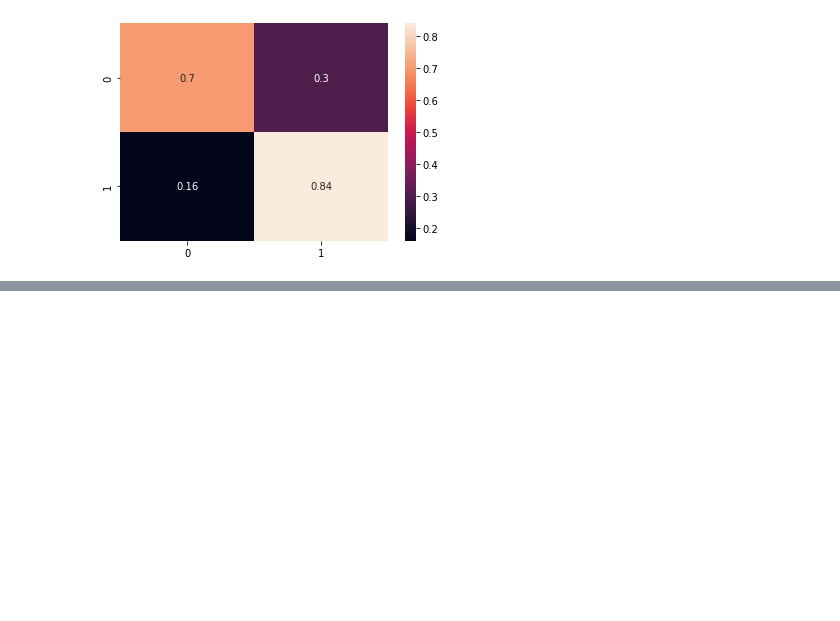
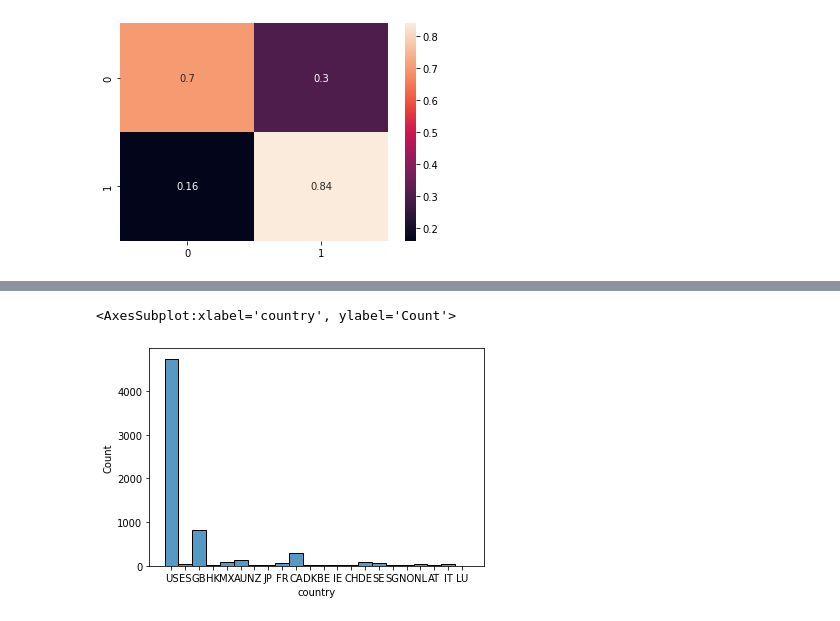
Before and after one commit to laurantirkh/kickstarter-ml, a Jupyter notebook: models_laurent.ipynb, the cells around one changed output, grey strips where cells are left out. Cells and saved outputs as stored; diff of their text form; code cells hidden in the pictures; blank space fills up the shorter version.

```diff
--- a/models_laurent.ipynb
+++ b/models_laurent.ipynb
@@ -223,0 +267,5 @@ roc_auc_score(y_test, y_pred_forestadj)
+# %%
+sns.histplot(data=false_pos, x='country')
+# %% [output]
+<AxesSubplot:xlabel='country', ylabel='Count'>
+[figure, added]
```
Also changed, not shown: parts of 27 cells of this notebook.
